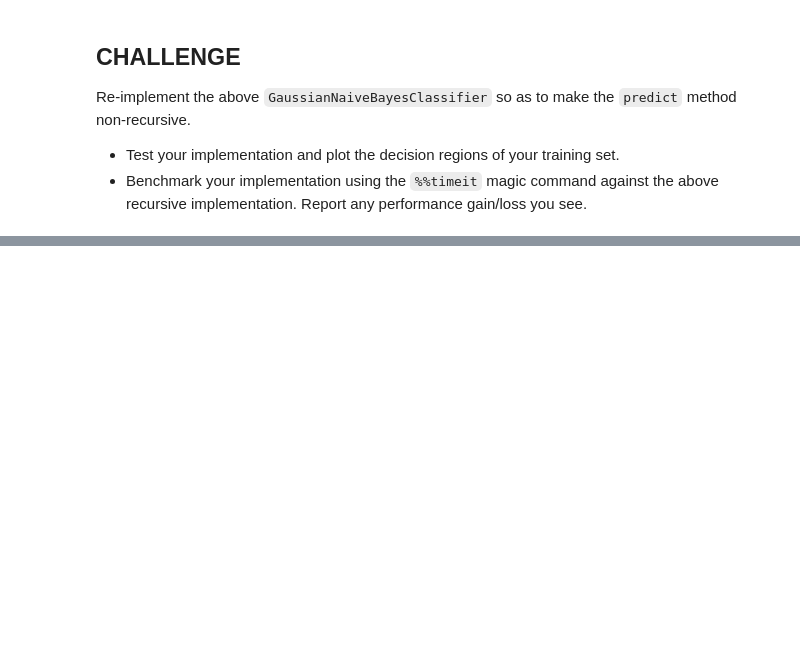
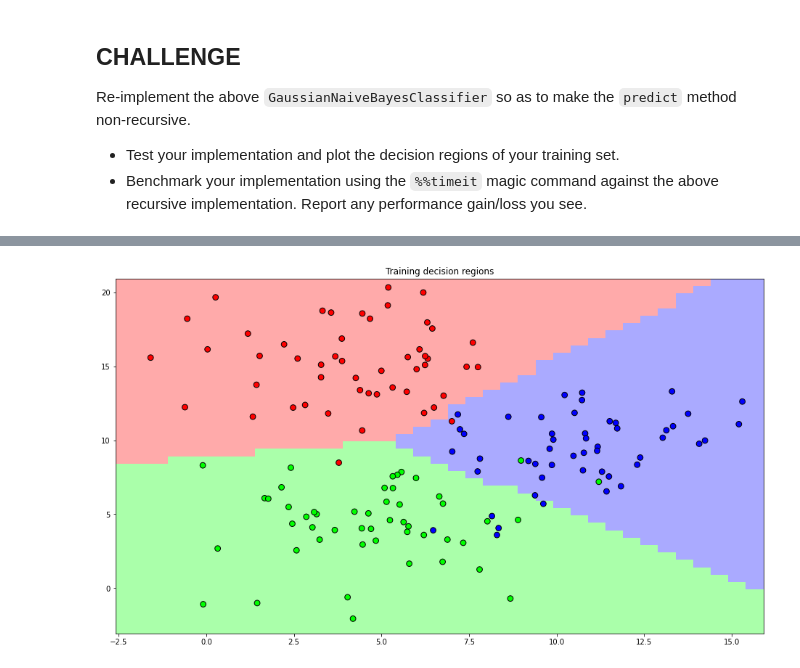
Before and after one commit to russhopper/cs6600-notebooks, a Jupyter notebook: 03-naive_bayes_classifiers.ipynb, the cells around one changed output, grey strips where cells are left out. Cells and saved outputs as stored; diff of their text form; code cells hidden in the pictures; blank space fills up the shorter version.

```diff
--- a/03-naive_bayes_classifiers.ipynb
+++ b/03-naive_bayes_classifiers.ipynb
@@ -196,0 +251,9 @@ Re-implement the above `GaussianNaiveBayesClassifier` so as to make the `predict
+# %%
+%%timeit
+gnb = GaussianNaiveBayesClassifier()
+gnb.fit(ds)
+cm = my.confusion_matrix(ds.target, gnb.predict(ds.inputs))
+accuracy = np.trace(cm) / np.sum(cm)
+
+print(cm)
+print('Training accuracy: ', accuracy)
@@ -196,0 +280,9 @@ Re-implement the above `GaussianNaiveBayesClassifier` so as to make the `predict
+# %%
+%%timeit
+gnbi = GaussianNaiveBayesClassifier_iter()
+gnbi.fit(ds)
+cm = my.confusion_matrix(ds.target, gnbi.predict(ds.inputs))
+accuracy = np.trace(cm) / np.sum(cm)
+
+print(cm)
+print('Training accuracy: ', accuracy)
@@ -196,0 +307,4 @@ Re-implement the above `GaussianNaiveBayesClassifier` so as to make the `predict
+# %%
+my.plot_decision_regions(ds.inputs, ds.target, gnbi, resolution=0.5, title="Training decision regions")
+# %% [output]
+[figure, added]
```
Also changed, not shown: parts of 11 cells of this notebook, 2 other files.
